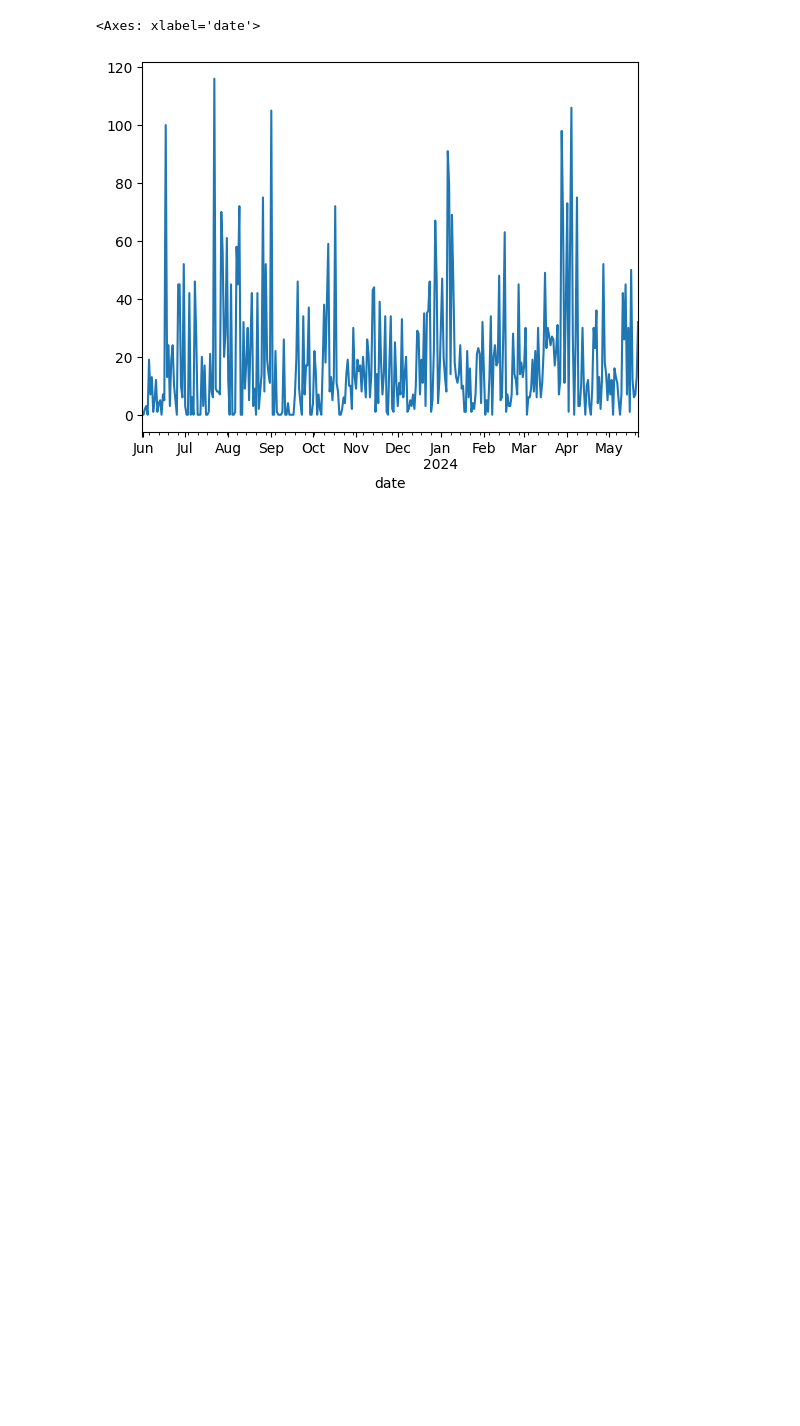
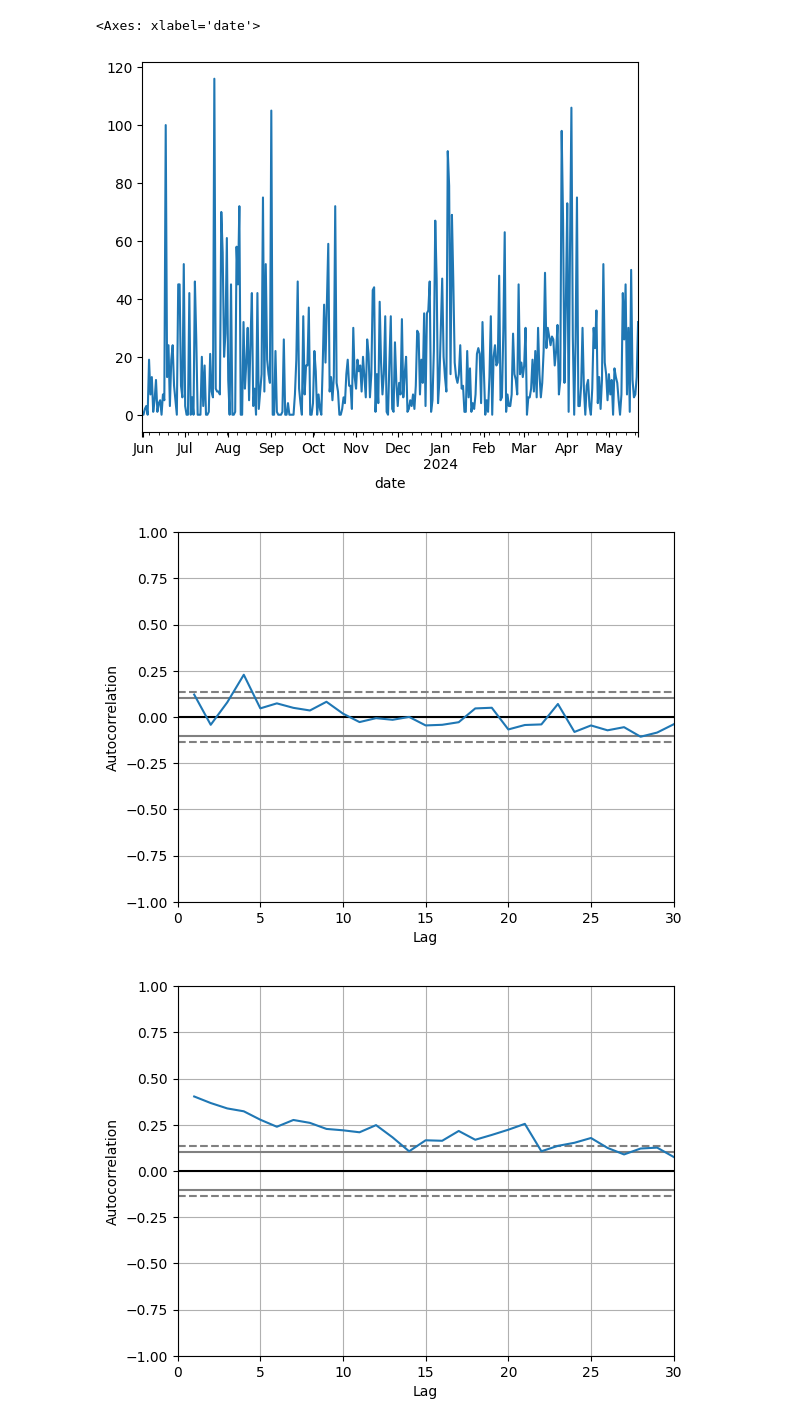
Before and after one commit to arrowboy47/415-project, a Jupyter notebook: exploration.ipynb, the cells around one changed output. Saved outputs shown, nothing was run; the diff lists cells and outputs as text; code cells hidden in the pictures; blank space fills up the shorter version.

```diff
--- a/exploration.ipynb
+++ b/exploration.ipynb
@@ -126,3 +126,16 @@ jul_date_df['num_songs'].groupby(jul_date_df['date']).sum().plot()
 # %% [output]
 <Axes: xlabel='date'>
 [figure]
+# %%
+# looking at the autocorrelation of the  of songs listened to each day
+# looking between today and last day
+pd.plotting.autocorrelation_plot(jul_date_df['num_songs'].groupby(jul_date_df['date']).sum())
+plt.xlim(0, 30)
+plt.show()
+
+pd.plotting.autocorrelation_plot(date_df['minutes_listened'].groupby(date_df['date']).sum())
+plt.xlim(0, 30)
+plt.show()
+# %% [output]
+[figure, added]
+[figure, added]
```
Also changed, not shown: parts of 1 cell of this notebook, 1 other file.
